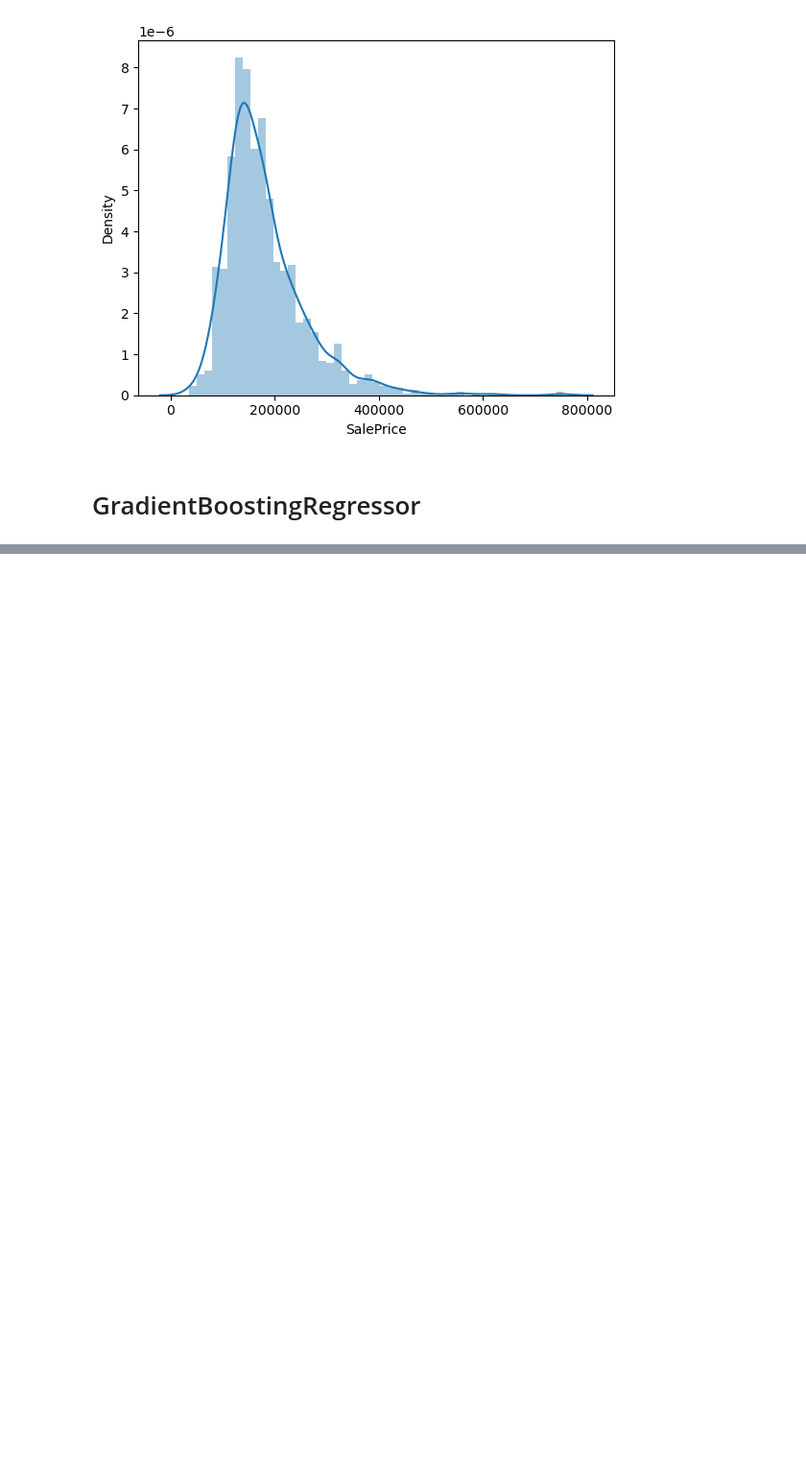
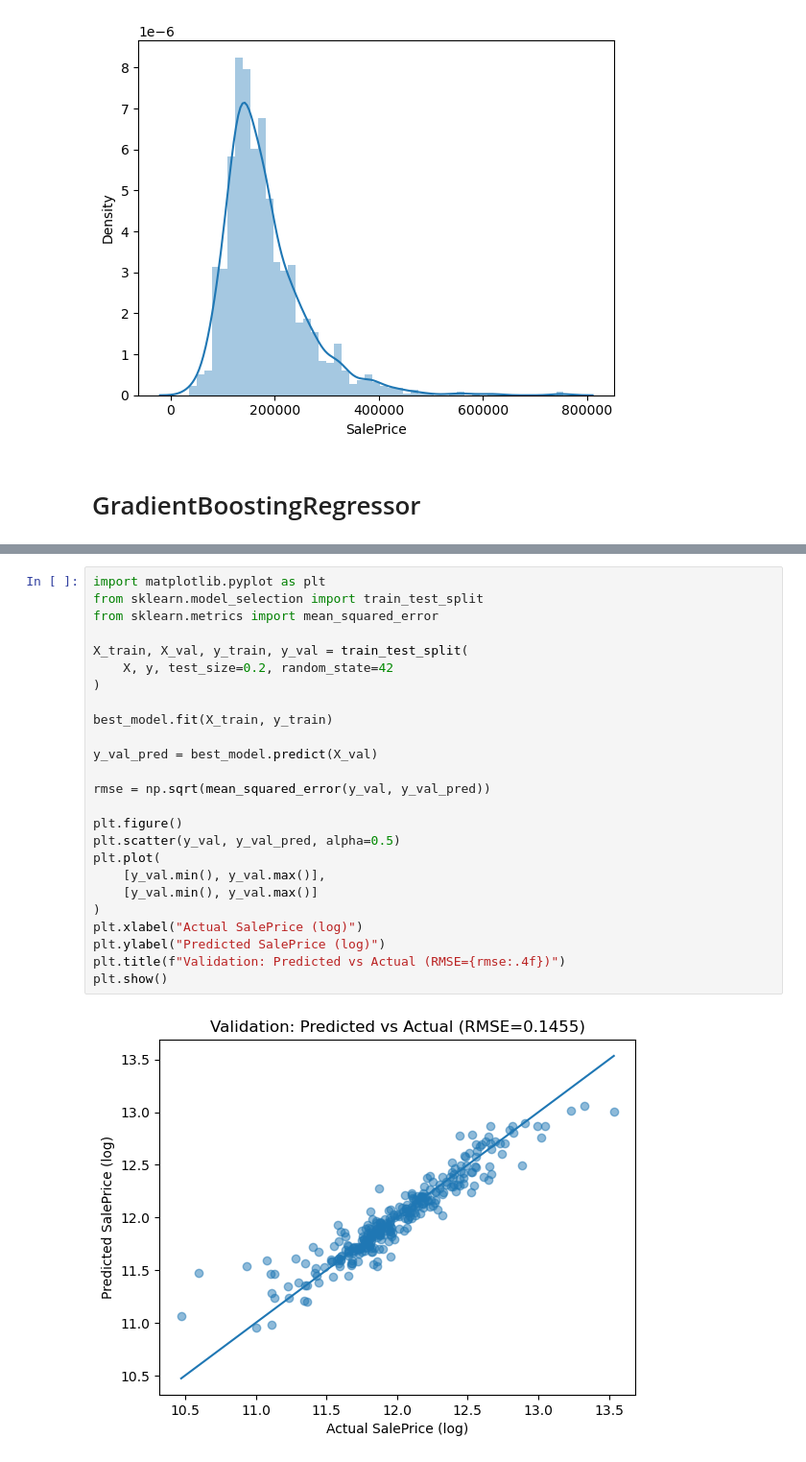
Before and after one commit to armenddsh/house-pricing-prediction-kaggle, a Jupyter notebook: project.ipynb, the cells around one changed output, grey strips where cells are left out. Shown at 96% size. Drawn from its saved outputs; the diff is of its cells as text; blank space fills up the shorter version.

```diff
--- a/project.ipynb
+++ b/project.ipynb
@@ -245,0 +243,27 @@ Fitting 5 folds for each of 24 candidates, totalling 120 fits
+# %%
+import matplotlib.pyplot as plt
+from sklearn.model_selection import train_test_split
+from sklearn.metrics import mean_squared_error
+
+X_train, X_val, y_train, y_val = train_test_split(
+    X, y, test_size=0.2, random_state=42
+)
+
+best_model.fit(X_train, y_train)
+
+y_val_pred = best_model.predict(X_val)
+
+rmse = np.sqrt(mean_squared_error(y_val, y_val_pred))
+
+plt.figure()
+plt.scatter(y_val, y_val_pred, alpha=0.5)
+plt.plot(
+    [y_val.min(), y_val.max()],
+    [y_val.min(), y_val.max()]
+)
+plt.xlabel("Actual SalePrice (log)")
+plt.ylabel("Predicted SalePrice (log)")
+plt.title(f"Validation: Predicted vs Actual (RMSE={rmse:.4f})")
+plt.show()
+# %% [output]
+[figure, added]
```
Also changed, not shown: parts of 3 cells of this notebook, 1 other file.
